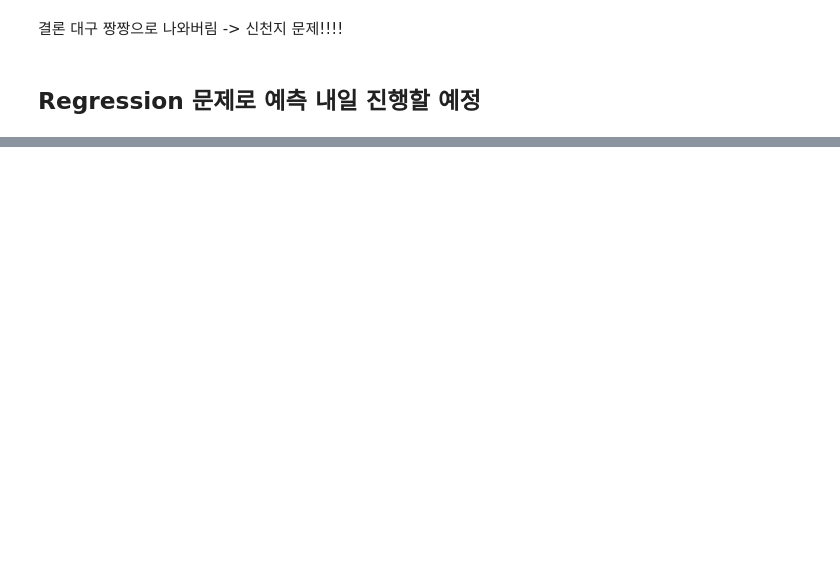
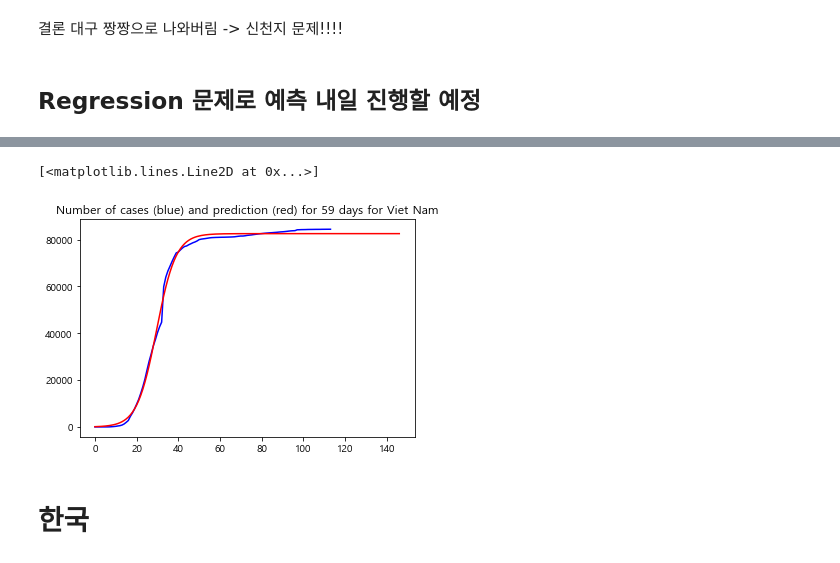
Before and after one commit to chan157/DACON_COVID, a Jupyter notebook: Submission_v2_test2.ipynb, the cells around one changed output, grey strips where cells are left out. Drawn from its saved outputs; the diff is of its cells as text; code cells hidden in the pictures; blank space fills up the shorter version.

```diff
--- a/Submission_v2_test2.ipynb
+++ b/Submission_v2_test2.ipynb
@@ -1552,0 +1660,9 @@ dataset if you want generalization feature importances.
+# %%
+plt.title("Number of cases (blue) and prediction (red) for " + str(int(popt[-1]*2)) + " days for " + country)
+plt.plot(range(len(china)), china['Confirmed'], 'b-', label='data')
+plt.plot(range(int(popt[-1]*5)), logistic(range(int(popt[-1]*5)), *popt), 'r-', label='fit')
+# %% [output]
+[<matplotlib.lines.Line2D at 0x...>]
+[figure, added]
+# %% [markdown]
+# 한국
```
Also changed, not shown: parts of 43 cells of this notebook, 14 other files.
